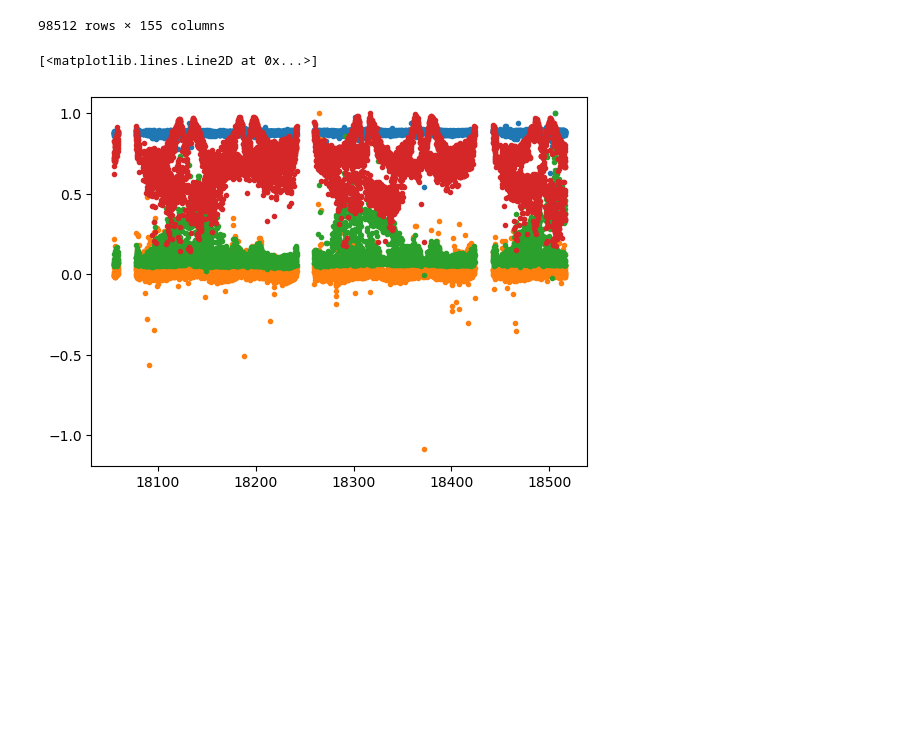
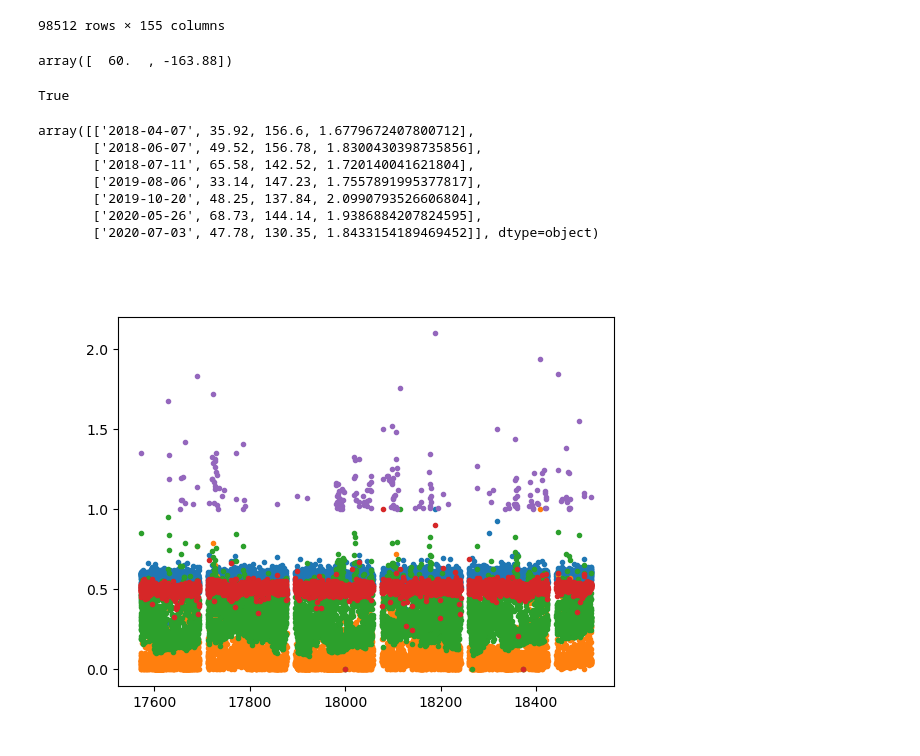
Before and after one commit to nopunindented/Fire-Alert, a Jupyter notebook: SCISAT.ipynb, the cells around one changed output. Cells and saved outputs as stored; diff of their text form; code cells hidden in the pictures; blank space fills up the shorter version.

Commit message:
Cluster Python file, with temporary plotting

```diff
--- a/SCISAT.ipynb
+++ b/SCISAT.ipynb
@@ -26,38 +27,69 @@ data_CO2
 # %%
 import matplotlib.dates as dates
 # %%
-altitude_range = ["0.5","1.5","2.5","3.5","4.5","5.5","6.5","7.5","8.5","9.5","10.5","11.5","12.5","13.5","14.5","15.5","16.5","17.5","18.5","19.5","20.5","21.5","22.5","23.5","24.5","25.5","26.5","27.5","28.5","29.5","30.5","31.5","32.5"]
-start_index = 90000
+altitude_range = ["0.5","1.5","2.5","3.5","4.5","5.5","6.5","7.5","8.5","9.5"]#,"10.5","11.5","12.5","13.5","14.5","15.5","16.5","17.5","18.5","19.5","20.5","21.5","22.5","23.5","24.5","25.5","26.5","27.5","28.5","29.5","30.5","31.5","32.5"]
+start_index = 80000
 # %%
 def mean_data(data,altitude_range,start_index):
-    return np.nanmean(data[altitude_range][start_index:],axis=1)
+    return np.nanmean(np.maximum(data[altitude_range][start_index:],0),axis=1)
 
 def max_data(mean_data):
     return np.nanmax(mean_data)
 
 def date_data(data,start_index):
-    return dates.datestr2num(data["date"][start_index:].to_numpy())
+    return data["date"][start_index:].to_numpy()
+
+def pos_data(data,start_index):
+    return np.array([data["lat"][start_index:], data["long"][start_index:]],ndmin=2).T
 
 mean_CO2 = mean_data(data_CO2,altitude_range,start_index)
 max_CO2 = max_data(mean_CO2)
 date_CO2 = date_data(data_CO2,start_index)
+pos_CO2 = pos_data(data_CO2,start_index)
 
 mean_CH3OH = mean_data(data_CH3OH,altitude_range,start_index)
 max_CH3OH = max_data(mean_CH3OH)
 date_CH3OH = date_data(data_CH3OH,start_index)
+pos_CH3OH = pos_data(data_CH3OH,start_index)
 
 mean_CO = mean_data(data_CO,altitude_range,start_index)
 max_CO = max_data(mean_CO)
 date_CO = date_data(data_CO,start_index)
+pos_CO = pos_data(data_CO,start_index)
 
 mean_CH4 = mean_data(data_CH4, altitude_range, start_index)
 max_CH4 = max_data(mean_CH4)
 date_CH4 = date_data(data_CH4,start_index)
+pos_CH4 = pos_data(data_CH4,start_index)
+# %%
+np.shape(pos_CO2)
+pos_CO2[-1]
+# %% [output]
+array([  60.  , -163.88])
+# %%
+def positive_dev(mean_data,max_data):
+    return np.fmax(mean_data/max_data-np.nanmean(mean_data),0)**2
+
+all(date_CO2==date_CH3OH)&all(date_CO==date_CH3OH)&all(date_CH4==date_CH3OH)
+# %% [output]
+True
 # %%
-plt.plot(date_CO2,mean_CO2/max_CO2,'.')
-plt.plot(date_CH3OH,mean_CH3OH/max_CH3OH,'.')
-plt.plot(date_CO,mean_CO/max_CO,'.')
-plt.plot(date_CH4,mean_CH4/max_CH4,'.')
+plt.close()
+plt.plot(dates.date2num(date_CO2),mean_CO2/max_CO2,'.')
+plt.plot(dates.date2num(date_CH3OH),mean_CH3OH/max_CH3OH,'.')
+plt.plot(dates.date2num(date_CO),mean_CO/max_CO,'.')
+plt.plot(dates.date2num(date_CH4),mean_CH4/max_CH4,'.')
+
+
+bad_gas = positive_dev(mean_CO2,max_CO2) + positive_dev(mean_CH3OH,max_CH3OH) + positive_dev(mean_CO,max_CO) + positive_dev(mean_CH4,max_CH4)
+plt.plot(dates.date2num(date_CO2[bad_gas>1]),bad_gas[bad_gas>1],'.')
+np.c_[date_CO2[bad_gas>1.6],pos_CO2[bad_gas>1.6],bad_gas[bad_gas>1.6]]
 # %% [output]
-[<matplotlib.lines.Line2D at 0x...>]
+array([['2018-04-07', 35.92, 156.6, 1.6779672407800712],
+       ['2018-06-07', 49.52, 156.78, 1.8300430398735856],
+       ['2018-07-11', 65.58, 142.52, 1.720140041621804],
+       ['2019-08-06', 33.14, 147.23, 1.7557891995377817],
+       ['2019-10-20', 48.25, 137.84, 2.0990793526606804],
+       ['2020-05-26', 68.73, 144.14, 1.9386884207824595],
+       ['2020-07-03', 47.78, 130.35, 1.8433154189469452]], dtype=object)
-[figure, old version]
+[figure, new version]
```
Also changed, not shown: parts of 1 cell of this notebook, 1 other file.
